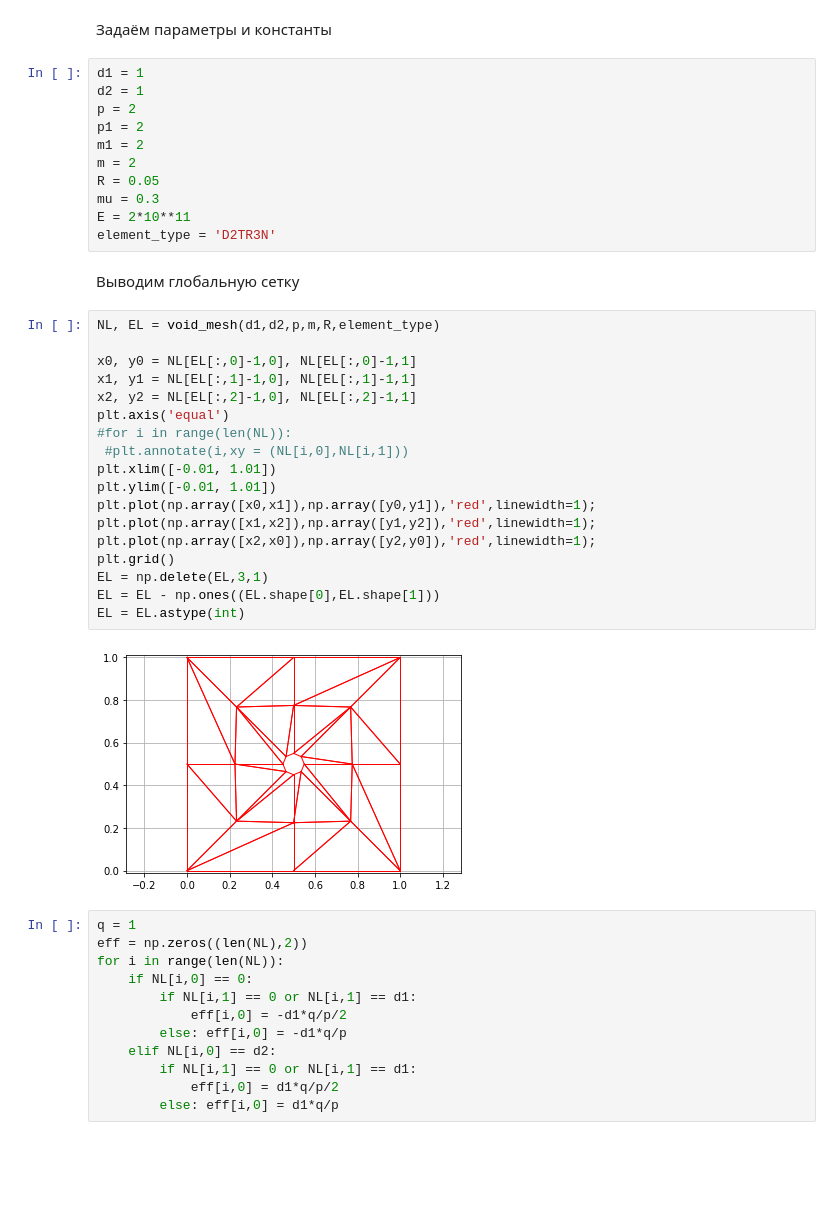
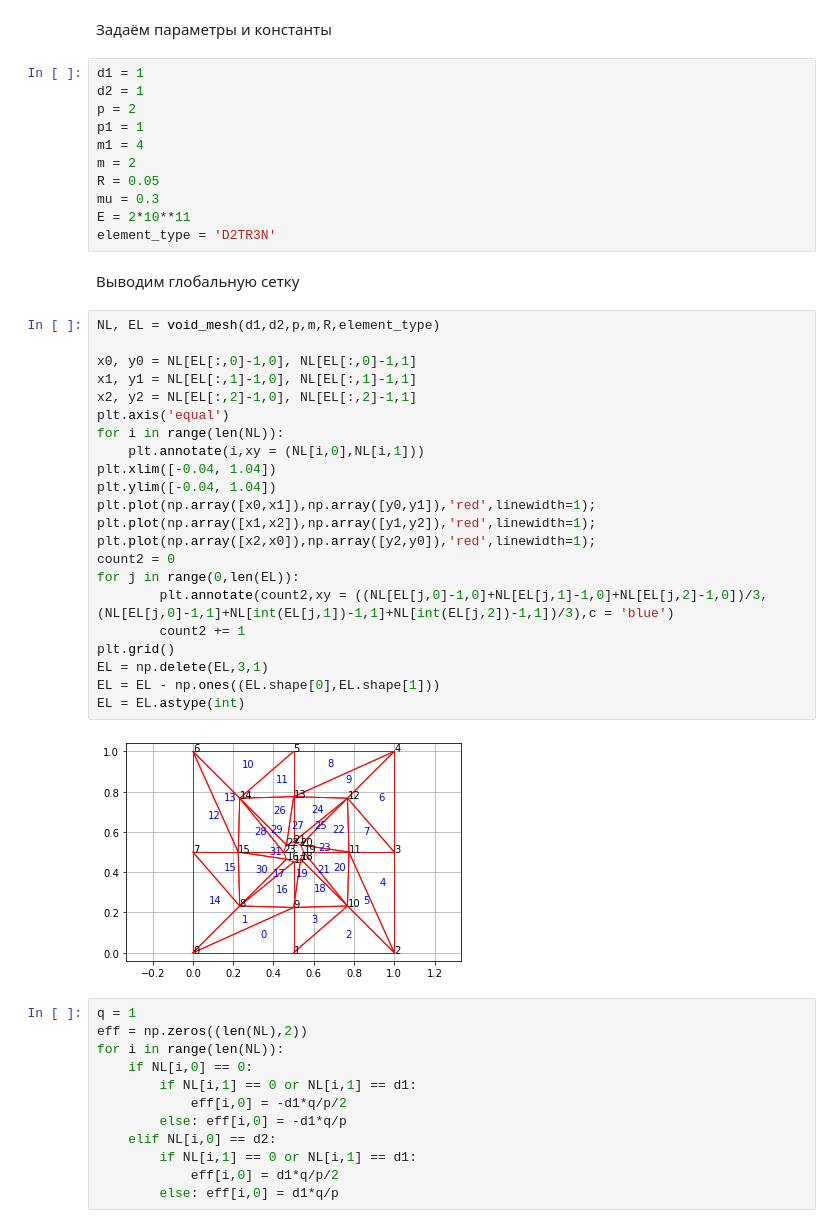
Before and after one commit to Viktorydogger/forFEM, a Jupyter notebook: Новый МКЭ.ipynb, the cells around one changed output. Cells and saved outputs as stored; diff of their text form; blank space fills up the shorter version.

```diff
--- a/Новый МКЭ.ipynb
+++ b/Новый МКЭ.ipynb
@@ -117,8 +117,8 @@ def void_mesh(d1,d2,p,m,R,element_type):
 d1 = 1
 d2 = 1
 p = 2
-p1 = 2
-m1 = 2
+p1 = 1
+m1 = 4
 m = 2
 R = 0.05
 mu = 0.3
@@ -129,23 +129,27 @@ element_type = 'D2TR3N'
 # %%
 NL, EL = void_mesh(d1,d2,p,m,R,element_type)
 
 x0, y0 = NL[EL[:,0]-1,0], NL[EL[:,0]-1,1]
 x1, y1 = NL[EL[:,1]-1,0], NL[EL[:,1]-1,1]
 x2, y2 = NL[EL[:,2]-1,0], NL[EL[:,2]-1,1]
 plt.axis('equal')
-#for i in range(len(NL)):
- #plt.annotate(i,xy = (NL[i,0],NL[i,1]))
-plt.xlim([-0.01, 1.01])
-plt.ylim([-0.01, 1.01])
+for i in range(len(NL)):
+    plt.annotate(i,xy = (NL[i,0],NL[i,1]))
+plt.xlim([-0.04, 1.04])
+plt.ylim([-0.04, 1.04])
 plt.plot(np.array([x0,x1]),np.array([y0,y1]),'red',linewidth=1);
 plt.plot(np.array([x1,x2]),np.array([y1,y2]),'red',linewidth=1);
 plt.plot(np.array([x2,x0]),np.array([y2,y0]),'red',linewidth=1);
+count2 = 0
+for j in range(0,len(EL)):
+        plt.annotate(count2,xy = ((NL[EL[j,0]-1,0]+NL[EL[j,1]-1,0]+NL[EL[j,2]-1,0])/3,(NL[EL[j,0]-1,1]+NL[int(EL[j,1])-1,1]+NL[int(EL[j,2])-1,1])/3),c = 'blue')
+        count2 += 1
 plt.grid()
 EL = np.delete(EL,3,1)
 EL = EL - np.ones((EL.shape[0],EL.shape[1]))
 EL = EL.astype(int)
 # %% [output]
-[figure, old version]
+[figure, new version]
 # %%
 q = 1
 eff = np.zeros((len(NL),2))
```
Also changed, not shown: parts of 9 cells of this notebook, 3 other files.
